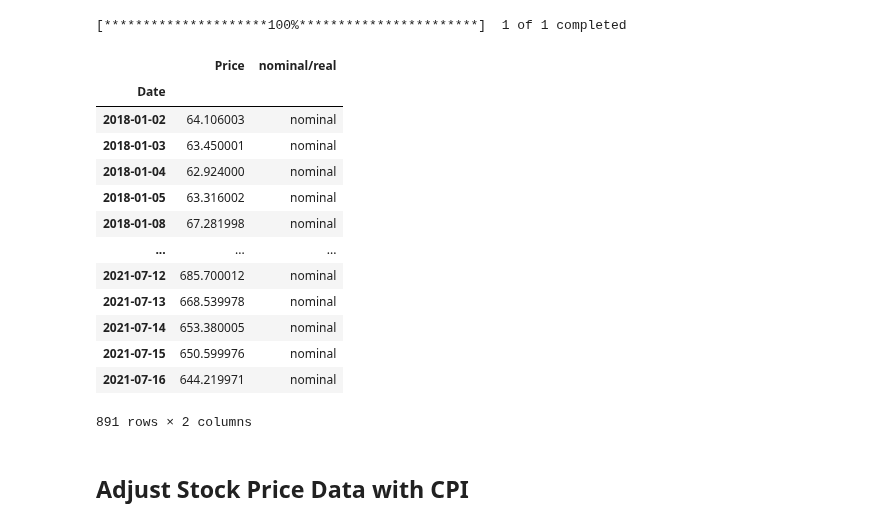
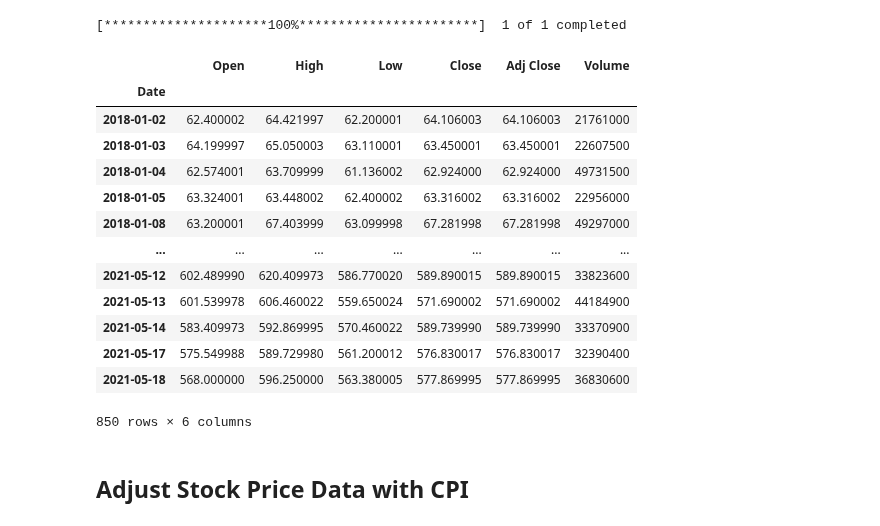
Before and after one commit to eddietaylor/securities-analysis, a Jupyter notebook: notebooks/playgrounds/cpi_adjustment.ipynb, the cells around one changed output. Cells and saved outputs as stored; diff of their text form; code cells hidden in the pictures.

```diff
--- a/notebooks/playgrounds/cpi_adjustment.ipynb
+++ b/notebooks/playgrounds/cpi_adjustment.ipynb
@@ -13,7 +14,10 @@ cpi.update()
 # %%
 stock_ticker = 'TSLA'
 # %%
-shopify = yf.download(stock_ticker, start="2018-01-02", end="2021-07-19")
+# recent history might not have the cpi data so I kept it to two months ago
+shopify = yf.download(stock_ticker, start="2018-01-02", end="2021-05-19")
+shopify.index = shopify.index.date
+shopify.index.rename('Date', inplace = True)
 # %% [output]
 [*********************100%***********************]  1 of 1 completed
 # %%
@@ -21,22 +25,22 @@ shopify_close_nom = pd.DataFrame(shopify['Adj Close'])
 shopify_close_nom.rename(columns = {'Adj Close': 'Price'}, inplace = True)
 shopify_close_nom['nominal/real'] = 'nominal'
 # %%
-shopify_close_nom
+shopify
 # %% [output]
-|  | Price | nominal/real |
-| Date |  |  |
-| 2018-01-02 | 64.106003 | nominal |
-| 2018-01-03 | 63.450001 | nominal |
-| 2018-01-04 | 62.924000 | nominal |
-| 2018-01-05 | 63.316002 | nominal |
-| 2018-01-08 | 67.281998 | nominal |
-| ... | ... | ... |
-| 2021-07-12 | 685.700012 | nominal |
-| 2021-07-13 | 668.539978 | nominal |
-| 2021-07-14 | 653.380005 | nominal |
-| 2021-07-15 | 650.599976 | nominal |
-| 2021-07-16 | 644.219971 | nominal |
+|  | Open | High | Low | Close | Adj Close | Volume |
+| Date |  |  |  |  |  |  |
+| 2018-01-02 | 62.400002 | 64.421997 | 62.200001 | 64.106003 | 64.106003 | 21761000 |
+| 2018-01-03 | 64.199997 | 65.050003 | 63.110001 | 63.450001 | 63.450001 | 22607500 |
+| 2018-01-04 | 62.574001 | 63.709999 | 61.136002 | 62.924000 | 62.924000 | 49731500 |
+| 2018-01-05 | 63.324001 | 63.448002 | 62.400002 | 63.316002 | 63.316002 | 22956000 |
+| 2018-01-08 | 63.200001 | 67.403999 | 63.099998 | 67.281998 | 67.281998 | 49297000 |
+| ... | ... | ... | ... | ... | ... | ... |
+| 2021-05-12 | 602.489990 | 620.409973 | 586.770020 | 589.890015 | 589.890015 | 33823600 |
+| 2021-05-13 | 601.539978 | 606.460022 | 559.650024 | 571.690002 | 571.690002 | 44184900 |
+| 2021-05-14 | 583.409973 | 592.869995 | 570.460022 | 589.739990 | 589.739990 | 33370900 |
+| 2021-05-17 | 575.549988 | 589.729980 | 561.200012 | 576.830017 | 576.830017 | 32390400 |
+| 2021-05-18 | 568.000000 | 596.250000 | 563.380005 | 577.869995 | 577.869995 | 36830600 |
-891 rows × 2 columns
+850 rows × 6 columns
 # %% [markdown]
 ## Adjust Stock Price Data with CPI
 # %%
```
Also changed, not shown: parts of 7 cells of this notebook.
